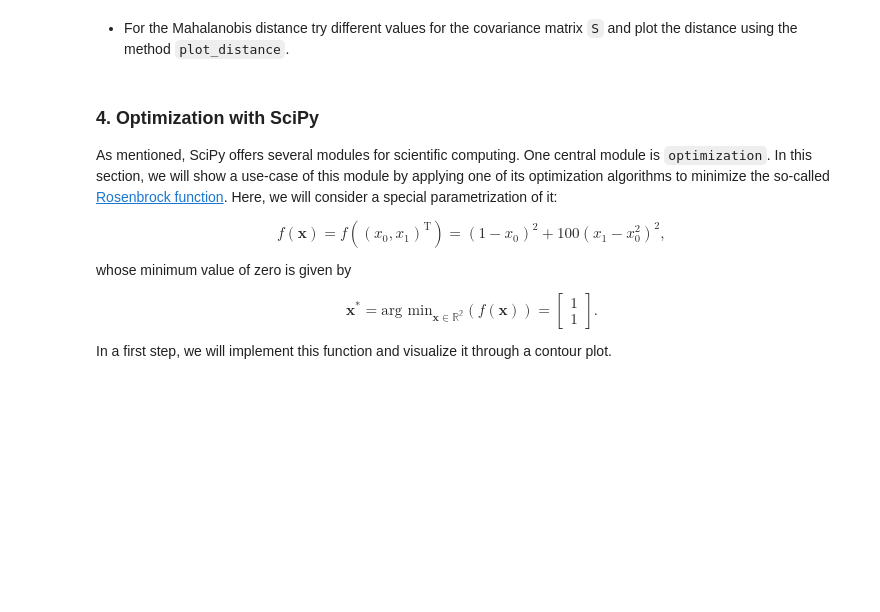
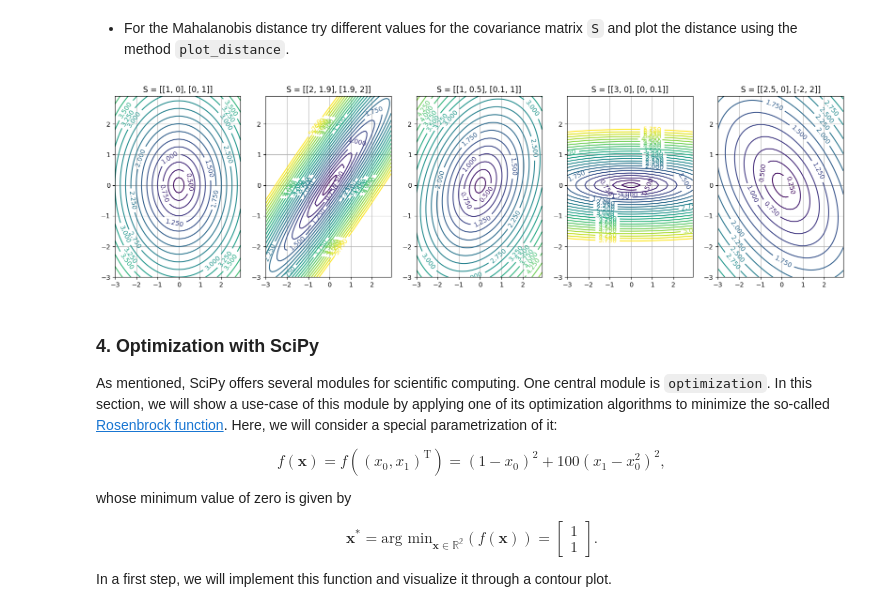
Before and after one commit to aalbayrak394/E2ML, a Jupyter notebook: notebooks/01_python_introduction.ipynb, the cells around one changed output. Cells and saved outputs as stored; diff of their text form; code cells hidden in the pictures; blank space fills up the shorter version.

```diff
--- a/notebooks/01_python_introduction.ipynb
+++ b/notebooks/01_python_introduction.ipynb
@@ -393,7 +420,7 @@ class Mahalanobis:
     [1] https://en.wikipedia.org/wiki/Mahalanobis_distance
     """
     def __init__(self, S):
-        # TODO
+        self.S = S
 
     def __call__(self, a, b):
         """
@@ -412,16 +439,18 @@ class Mahalanobis:
         p_norm : float
             Computed Mahalanobis distance between the vectors `a` and `b`.
         """
-        # TODO
+        m = a-b
+        p_norm = np.sqrt(m.T @ np.linalg.inv(self.S) @ m)
+        return p_norm
 
 # Create two vectors `a` and `b`.
 a, b = np.array([1, 2]), np.array([2, 1])
 
 # Create matrix `S`.
-# TODO
+S = np.array([[1.2, -0.7], [-0.7, 1.2]])
 
 # Create Mahalanobis object with matrix `S`.
-# TODO
+mahal = Mahalanobis(S)
 
 # Compute Mahalanobis distance  between `a` and `b`.
-# TODO
+mahal(a, b)
@@ -496,28 +533,31 @@ for p in range(1, 5):
 # %%
 # Create list of covariance matrices.
 all_S = [
     [[1, 0], [0, 1]],
     [[2, 1.9], [1.9, 2]],
     [[1, .5], [.1, 1]],
     [[3, 0], [0, .1]],
-# TODO
+    [[2.5, 0], [-2, 2]]
+]
 
 # Create figure with figsize=(20, 5).
-# TODO
+plt.figure(figsize=(20,5))
 
 # Iterate over all covariance matrices.
 for i, S in enumerate(all_S):
-    plt.subplot(1, 4, i+1)
+    plt.subplot(1, 5, i+1)
     plt.title('S = {}'.format(S))
 
     # Create Mahalanobis distance object with `S=S`.
-    # TODO
+    mahal = Mahalanobis(S)
 
     # Plot Mahalanobis distances.
-    # TODO
+    plot_distances(mahal)
 
 # Show figure.
-# TODO
+plt.show()
+# %% [output]
+[figure, added]
 # %% [markdown]
 ### **4. Optimization with SciPy** <a class="anchor" id="scipy"></a>
 
```
Also changed, not shown: parts of 16 cells of this notebook, 1 other file.
